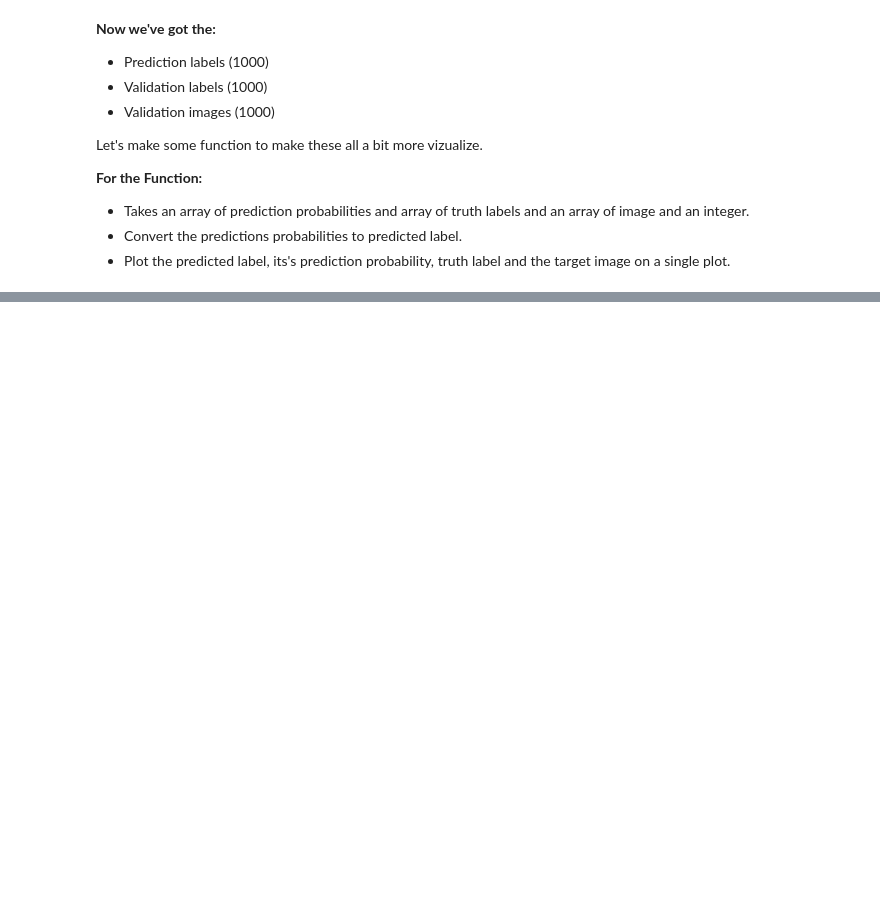
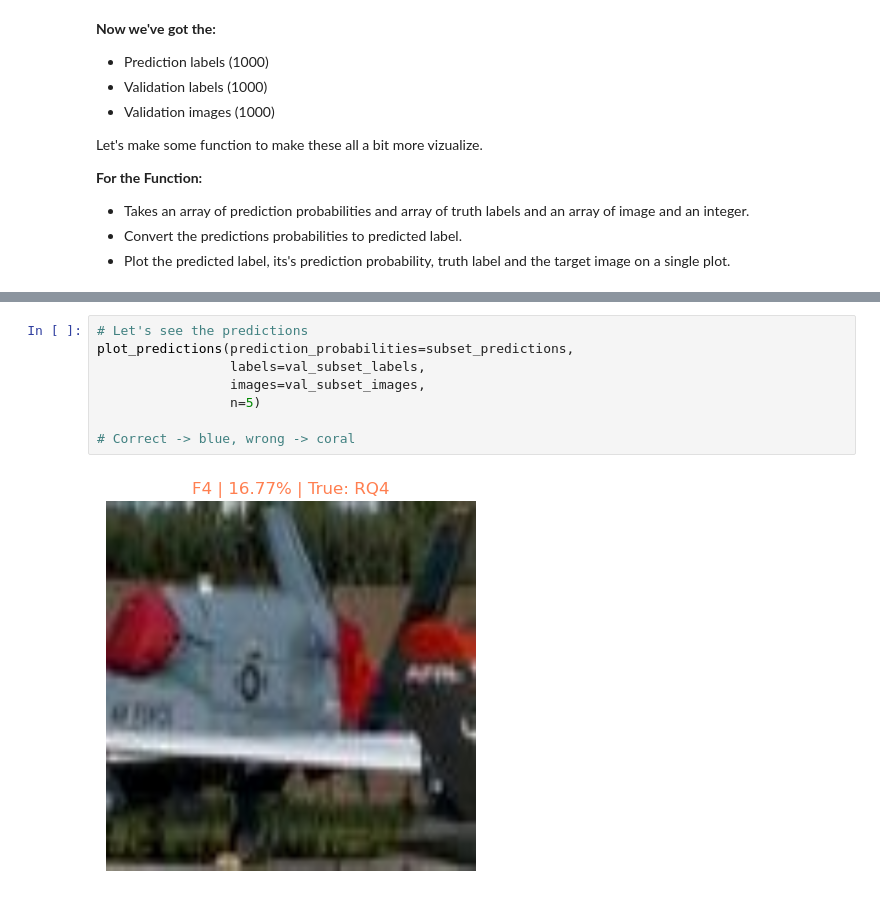
Before and after one commit to Eakempreet/ATAS_Project, a Jupyter notebook: notebooks/01_aircraft_classifier/02_aircraft_classifier_v2.ipynb, the cells around one changed output, grey strips where cells are left out. Drawn from its saved outputs; the diff is of its cells as text; blank space fills up the shorter version.

Commit message:
feat: complete subset prediction pipeline and evaluation functions

```diff
--- a/notebooks/01_aircraft_classifier/02_aircraft_classifier_v2.ipynb
+++ b/notebooks/01_aircraft_classifier/02_aircraft_classifier_v2.ipynb
@@ -1769,0 +1818,10 @@ def plot_predictions(prediction_probabilities,
+# %%
+# Let's see the predictions
+plot_predictions(prediction_probabilities=subset_predictions,
+                 labels=val_subset_labels,
+                 images=val_subset_images,
+                 n=5)
+
+# Correct -> blue, wrong -> coral
+# %% [output]
+[figure, added]
```
Also changed, not shown: parts of 20 cells of this notebook.
